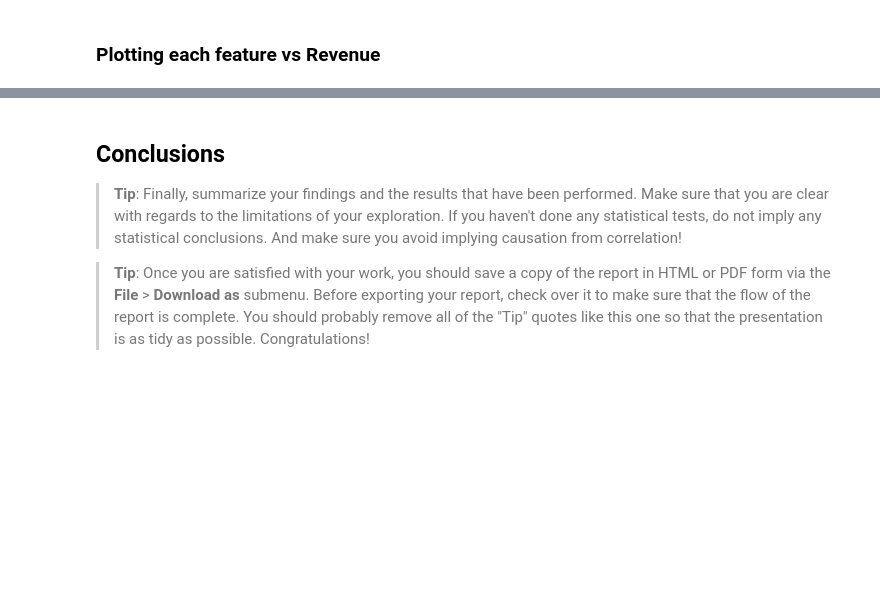
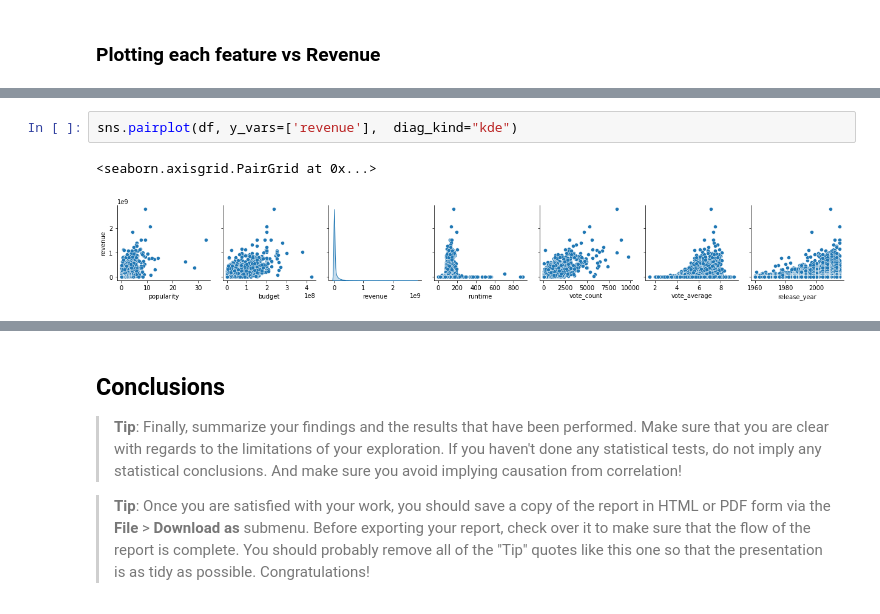
Before and after one commit to imagineazhar/Data-Analysis, a Jupyter notebook: 1- IMDB Movies/Imdb_ratings.ipynb, the cells around one changed output, grey strips where cells are left out. Drawn from its saved outputs; the diff is of its cells as text; blank space fills up the shorter version.

```diff
--- a/1- IMDB Movies/Imdb_ratings.ipynb
+++ b/1- IMDB Movies/Imdb_ratings.ipynb
@@ -298 +234,6 @@ sns.pairplot(df_clean)
+# %%
+sns.pairplot(df, y_vars=['revenue'],  diag_kind="kde")
+# %% [output]
+<seaborn.axisgrid.PairGrid at 0x...>
+[figure, added]
 # %%
```
Also changed, not shown: parts of 17 cells of this notebook.
